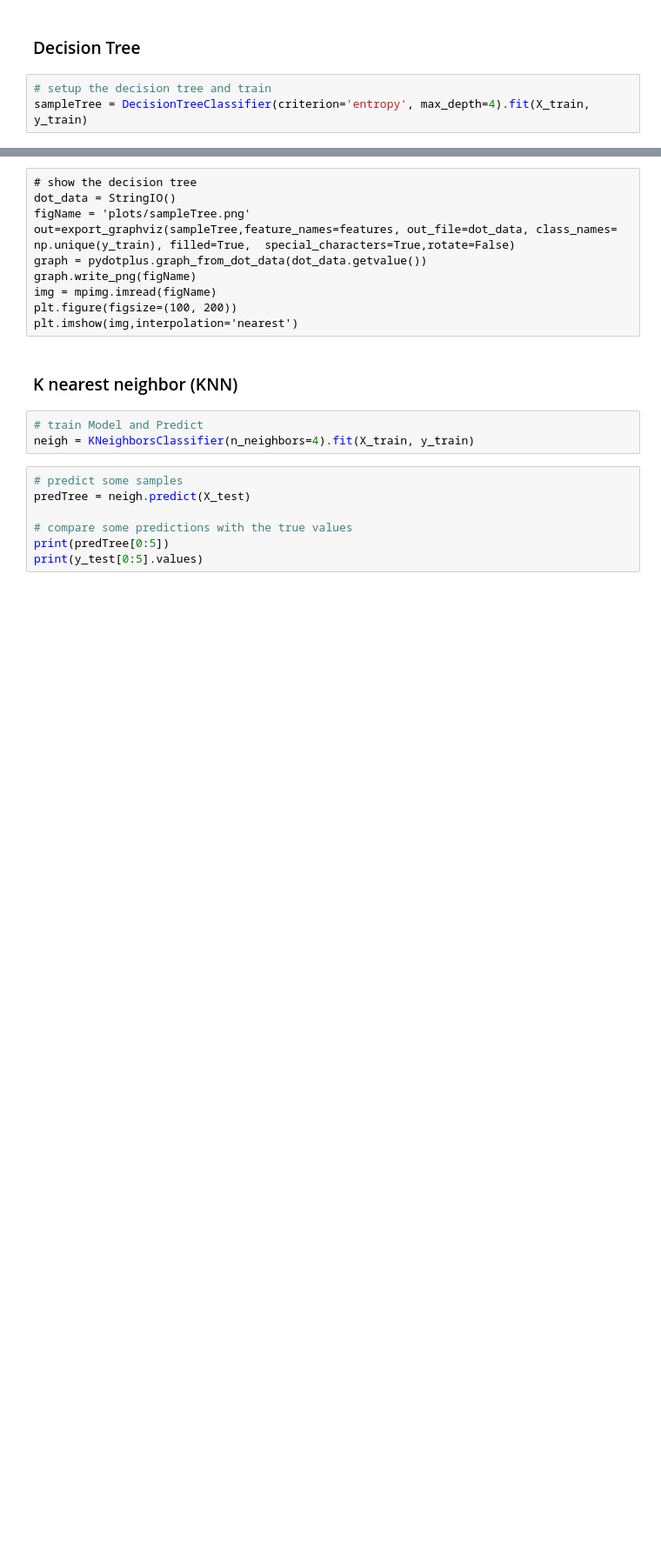
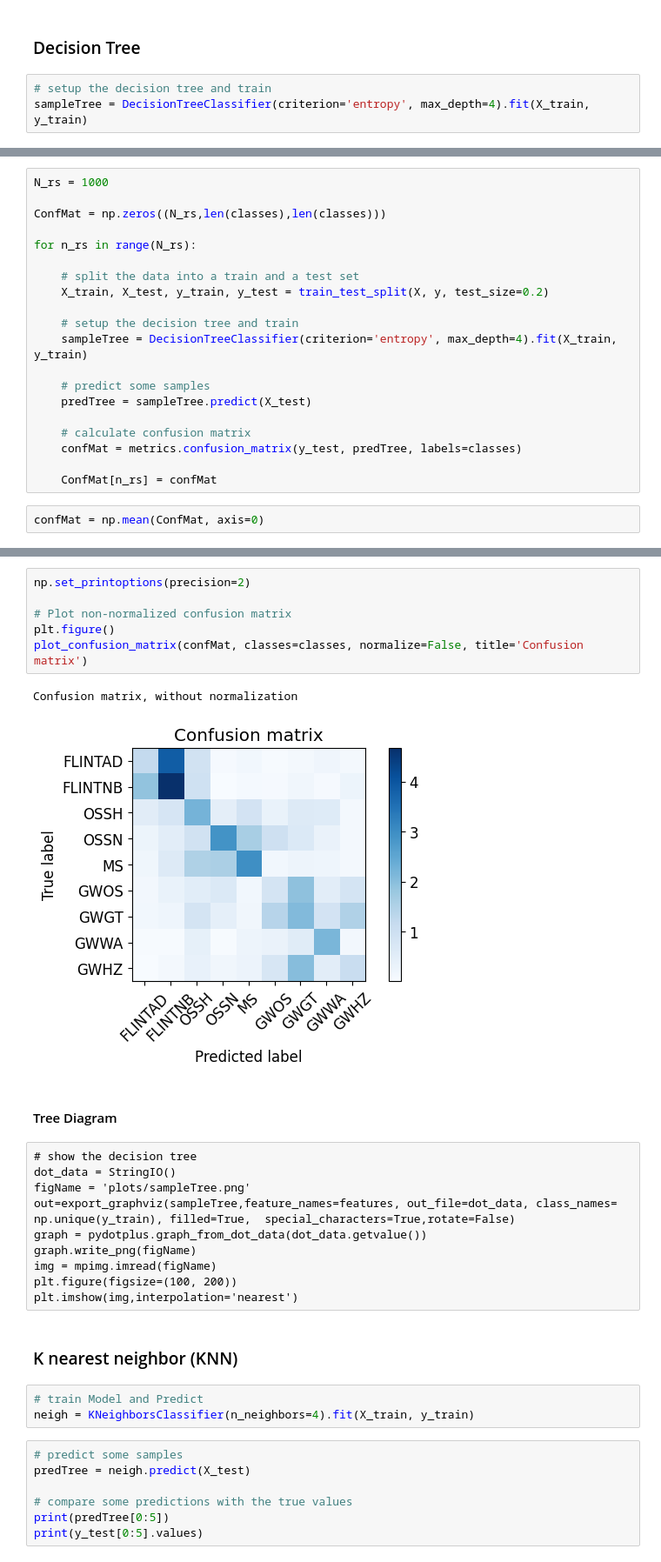
Before and after one commit to ivoschulthess/gesteinsanalysen, a Jupyter notebook: analysis.ipynb, the cells around one changed output, grey strips where cells are left out. Shown: that part at 87% size. Drawn from its saved outputs; the diff is of its cells as text; blank space fills up the shorter version.

```diff
--- a/analysis.ipynb
+++ b/analysis.ipynb
@@ -562,0 +652,22 @@ decision trees accuracy: 45.8%
+# %%
+N_rs = 1000
+
+ConfMat = np.zeros((N_rs,len(classes),len(classes)))
+
+for n_rs in range(N_rs):
+
+    # split the data into a train and a test set
+    X_train, X_test, y_train, y_test = train_test_split(X, y, test_size=0.2)
+
+    # setup the decision tree and train
+    sampleTree = DecisionTreeClassifier(criterion='entropy', max_depth=4).fit(X_train, y_train)
+
+    # predict some samples
+    predTree = sampleTree.predict(X_test)
+
+    # calculate confusion matrix
+    confMat = metrics.confusion_matrix(y_test, predTree, labels=classes)
+
+    ConfMat[n_rs] = confMat
+# %%
+confMat = np.mean(ConfMat, axis=0)
@@ -563,3 +690,14 @@ decision trees accuracy: 45.8%
+# %%
+np.set_printoptions(precision=2)
+
+# Plot non-normalized confusion matrix
+plt.figure()
+plot_confusion_matrix(confMat, classes=classes, normalize=False, title='Confusion matrix')
+# %% [output]
+Confusion matrix, without normalization
+[figure, added]
+# %% [markdown]
+#### Tree Diagram
 # %% [raw]
 # show the decision tree
 dot_data = StringIO()
```
Also changed, not shown: parts of 14 cells of this notebook.
